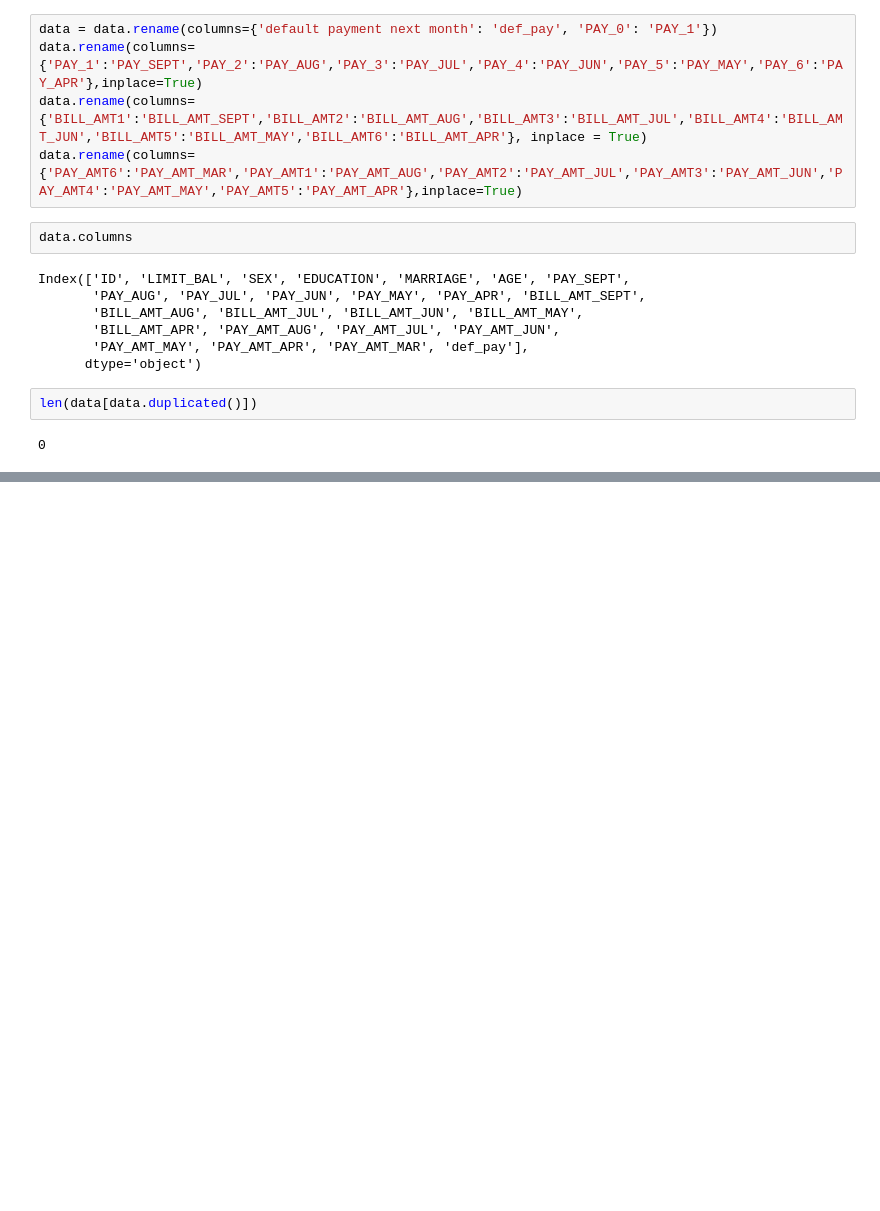
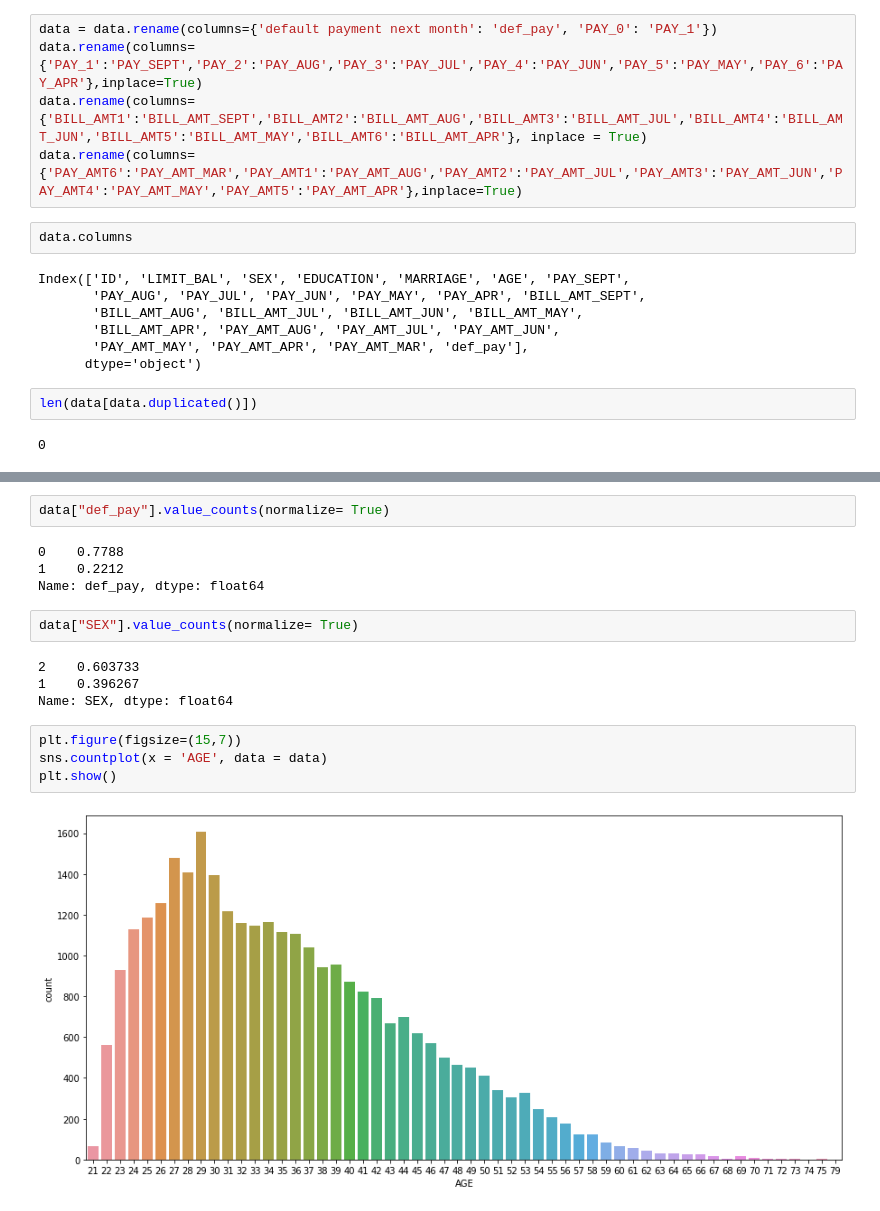
Before and after one commit to hetkothari/Credit-Card-Default-Prediction, a Jupyter notebook: Credit_Card_Default_Personal_Notebook.ipynb, the cells around one changed output, grey strips where cells are left out. Cells and saved outputs as stored; diff of their text form; blank space fills up the shorter version.

```diff
--- a/Credit_Card_Default_Personal_Notebook.ipynb
+++ b/Credit_Card_Default_Personal_Notebook.ipynb
@@ -93,0 +157,18 @@ len(data[data.duplicated()])
+# %%
+data["def_pay"].value_counts(normalize= True)
+# %% [output]
+0    0.7788
+1    0.2212
+Name: def_pay, dtype: float64
+# %%
+data["SEX"].value_counts(normalize= True)
+# %% [output]
+2    0.603733
+1    0.396267
+Name: SEX, dtype: float64
+# %%
+plt.figure(figsize=(15,7))
+sns.countplot(x = 'AGE', data = data)
+plt.show()
+# %% [output]
+[figure, added]
```
Also changed, not shown: parts of 7 cells of this notebook.
